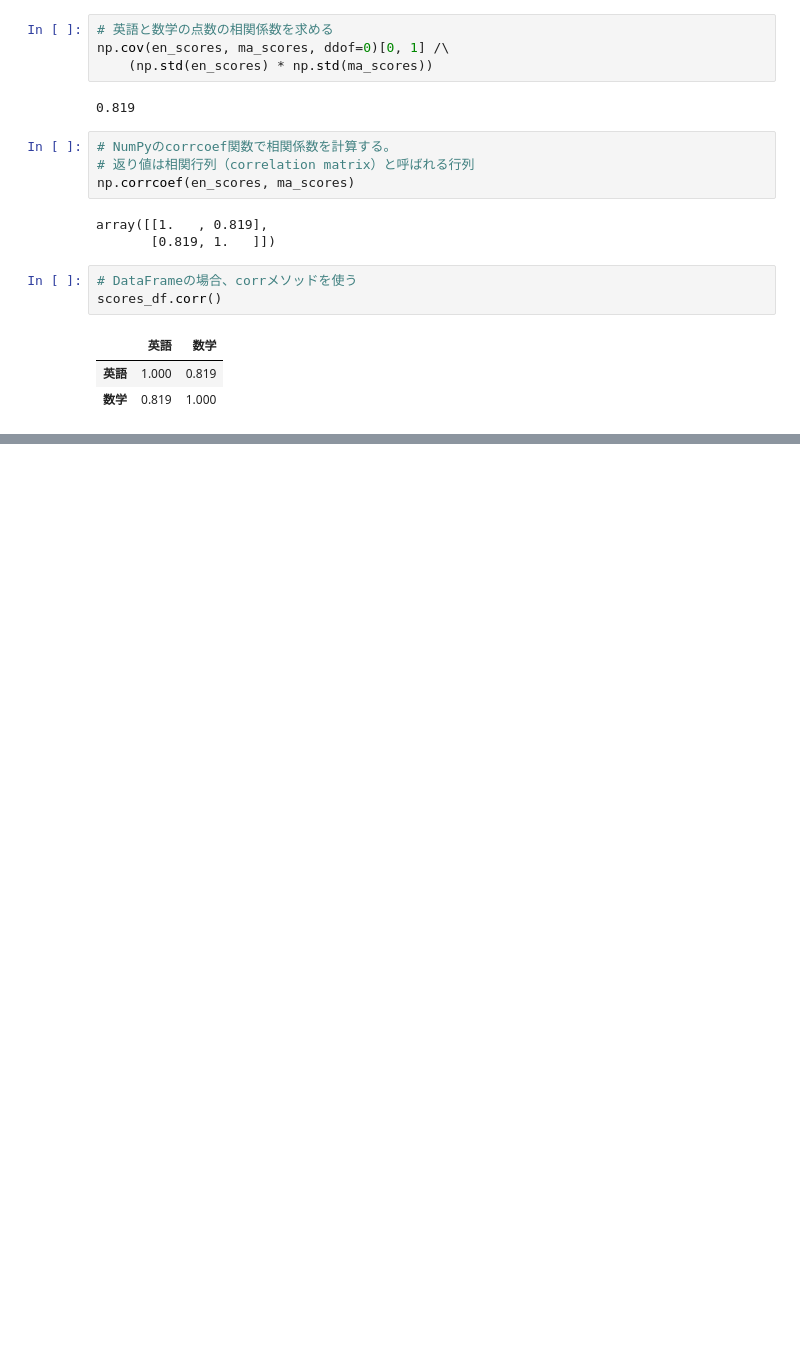
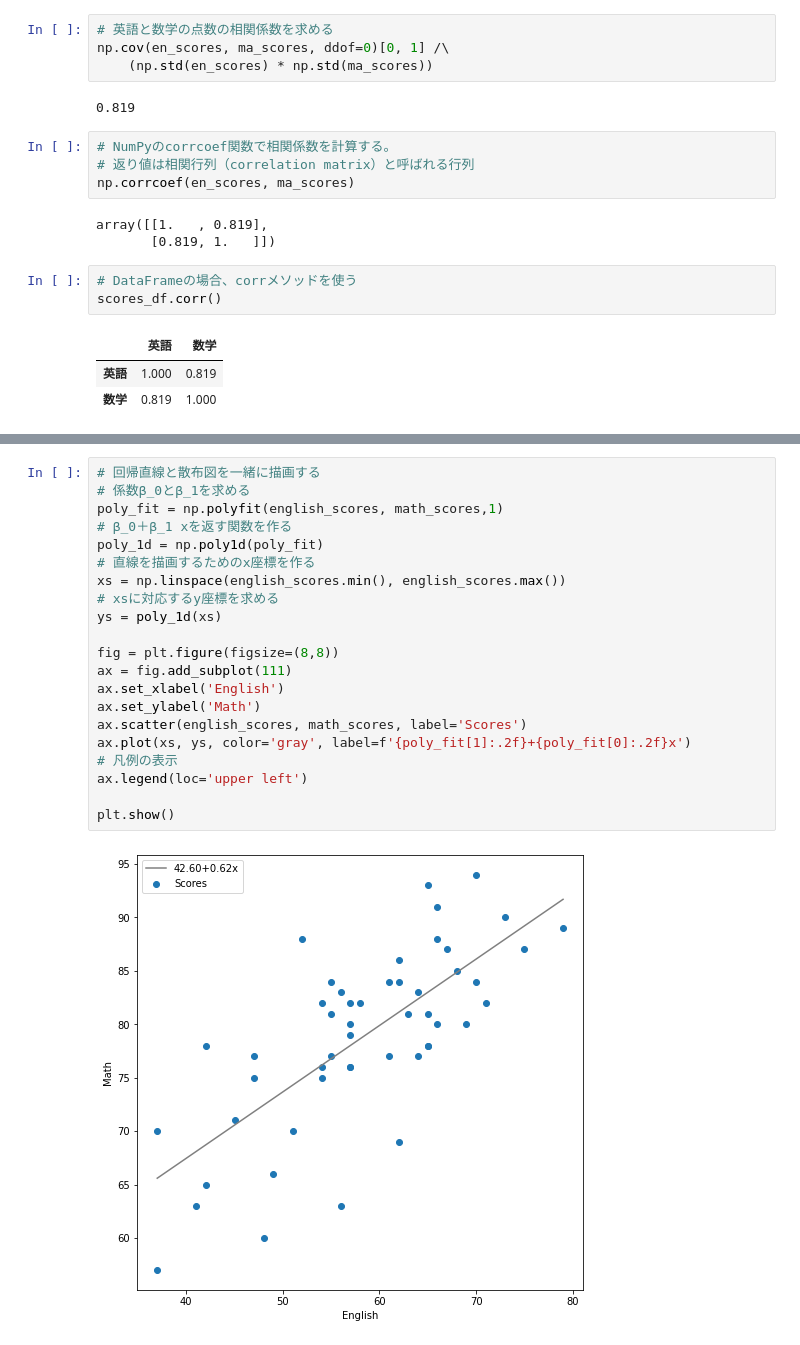
Before and after one commit to ganochan/statistical_analysis_with_python_Lern, a Jupyter notebook: cha3_scores_em.ipynb, the cells around one changed output, grey strips where cells are left out. Drawn from its saved outputs; the diff is of its cells as text; blank space fills up the shorter version.

```diff
--- a/cha3_scores_em.ipynb
+++ b/cha3_scores_em.ipynb
@@ -113,0 +140,23 @@ scores_df.corr()
+# %%
+# 回帰直線と散布図を一緒に描画する
+# 係数β_0とβ_1を求める
+poly_fit = np.polyfit(english_scores, math_scores,1)
+# β_0＋β_1 xを返す関数を作る
+poly_1d = np.poly1d(poly_fit)
+# 直線を描画するためのx座標を作る
+xs = np.linspace(english_scores.min(), english_scores.max())
+# xsに対応するy座標を求める
+ys = poly_1d(xs)
+
+fig = plt.figure(figsize=(8,8))
+ax = fig.add_subplot(111)
+ax.set_xlabel('English')
+ax.set_ylabel('Math')
+ax.scatter(english_scores, math_scores, label='Scores')
+ax.plot(xs, ys, color='gray', label=f'{poly_fit[1]:.2f}+{poly_fit[0]:.2f}x')
+# 凡例の表示
+ax.legend(loc='upper left')
+
+plt.show()
+# %% [output]
+[figure, added]
```
Also changed, not shown: parts of 6 cells of this notebook.
